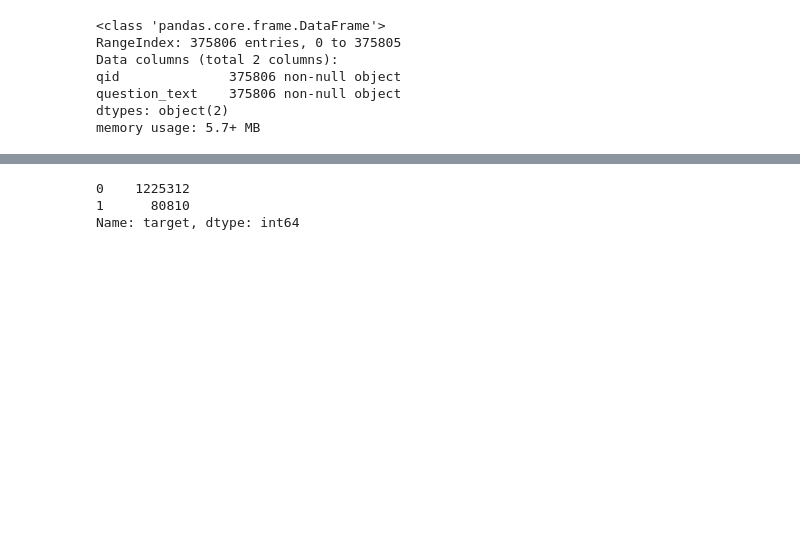
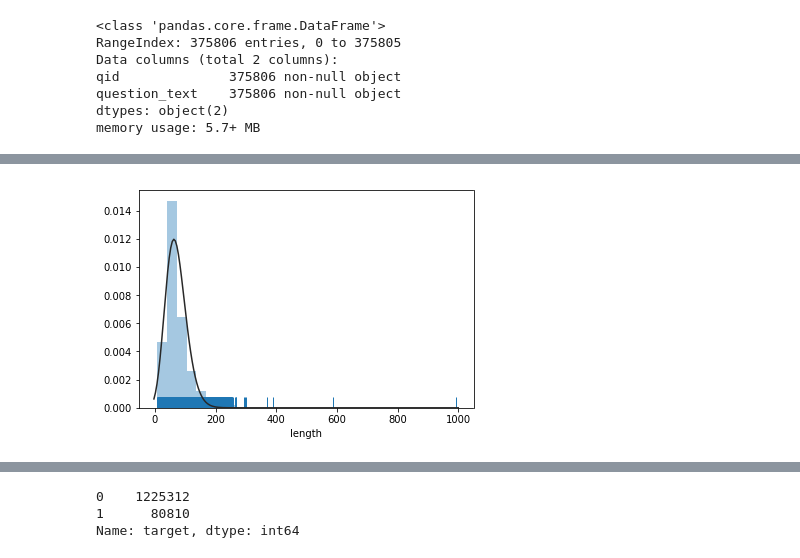
Before and after one commit to yungnien/Springboard, a Jupyter notebook: capstone/Data Wrangling.ipynb, the cells around one changed output, grey strips where cells are left out. Cells and saved outputs as stored; diff of their text form; code cells hidden in the pictures; blank space fills up the shorter version.

```diff
--- a/capstone/Data Wrangling.ipynb
+++ b/capstone/Data Wrangling.ipynb
@@ -70,0 +77,6 @@ plt.show()
+# %%
+test_data['length'] = test_data['question_text'].str.len()
+sns.distplot(test_data.length, bins=30, kde=False, rug=True, fit=stats.gamma)
+plt.show()
+# %% [output]
+[figure, added]
```
Also changed, not shown: parts of 55 cells of this notebook.
